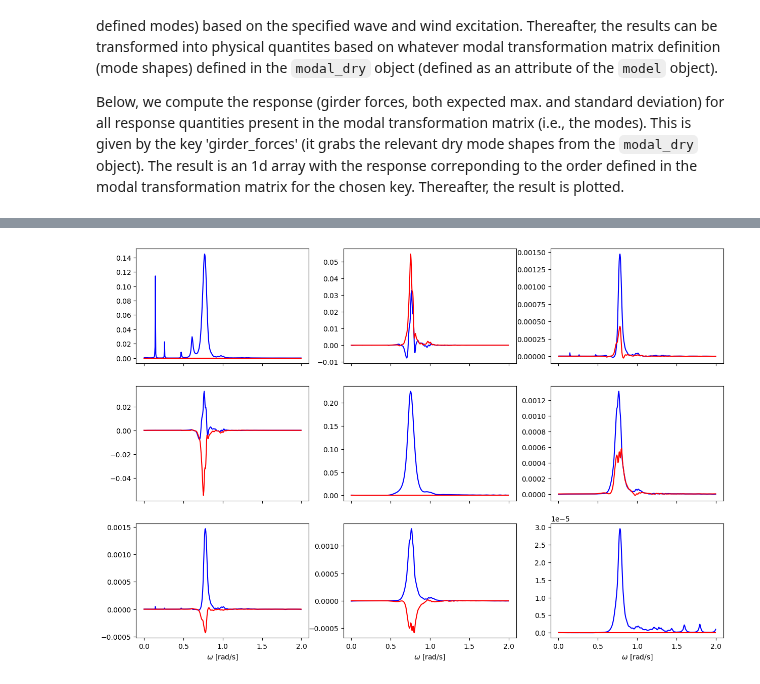
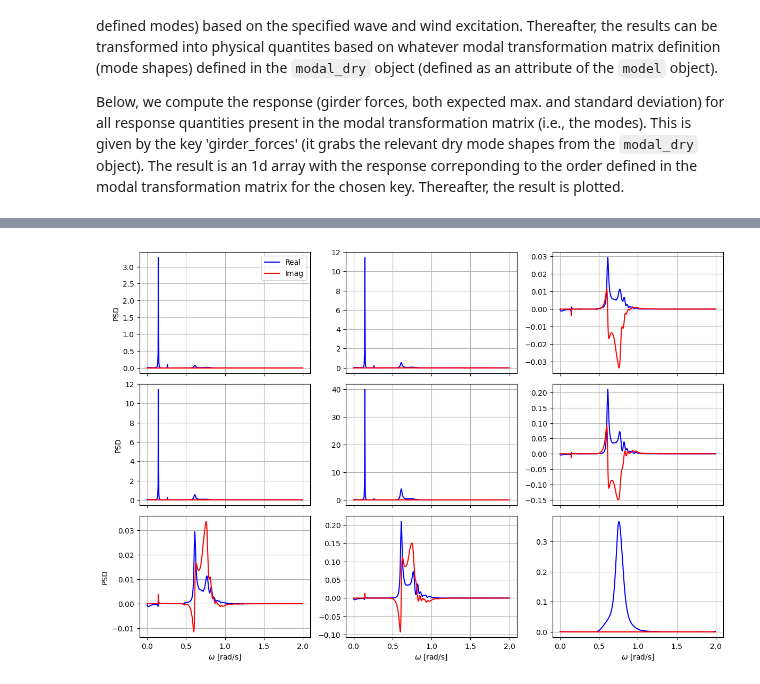
Before and after one commit to knutankv/wawi, a Jupyter notebook: examples/2 Response prediction/Curved floating bridge/Basic response prediction.ipynb, the cells around one changed output, grey strips where cells are left out. Saved outputs shown, nothing was run; the diff lists cells and outputs as text; code cells hidden in the pictures.

```diff
--- a/examples/2 Response prediction/Curved floating bridge/Basic response prediction.ipynb
+++ b/examples/2 Response prediction/Curved floating bridge/Basic response prediction.ipynb
@@ -119,0 +128,6 @@ The modal cross-spectral density (CPSD) is available in `model.results.S`, defin
+# %%
+my_chosen_node = model.eldef.get_node(1020)
+global_dof_ix = my_chosen_node.global_dofs
+
+# Subselect only translations (convenient when plotting in example)
+global_dof_ix = global_dof_ix[:3]
@@ -120,17 +139,17 @@ The modal cross-spectral density (CPSD) is available in `model.results.S`, defin
 # %%
-plot_dofs = np.array([1,2,3]) #local dofs to plot
-node_ix = 50                  #index of relevant node (referring to node contained in 'full' mode shape matrix)
-global_dof_ix = node_ix*6+plot_dofs
-
 S = model.get_result_psd(key='full',
                          index=global_dof_ix)
 
-fig,ax = plt.subplots(nrows=S.shape[0], ncols=S.shape[1], figsize=(15,10), sharex=True)
+fig,ax = plt.subplots(nrows=S.shape[0], ncols=S.shape[1], figsize=(12,8), sharex=True)
 for i in range(S.shape[0]):
     for j in range(S.shape[1]):
-        ax[i,j].plot(model.results.omega, S[i,j,:].real, color='blue')
-        ax[i,j].plot(model.results.omega, S[i,j,:].imag, color='red')
+        ax[i,j].plot(model.results.omega, S[i,j,:].real, color='blue', label='Real')
+        ax[i,j].plot(model.results.omega, S[i,j,:].imag, color='red', label='Imag')
+        ax[i,j].grid('on')
+    ax[i,0].set_ylabel('PSD')
 
     ax[-1,i].set_xlabel('$\\omega$ [rad/s]')
+ax[0,0].legend()
+plt.tight_layout()
 # %% [output]
-[figure, old version]
+[figure, new version]
```
Also changed, not shown: parts of 7 cells of this notebook, 5 other files.
